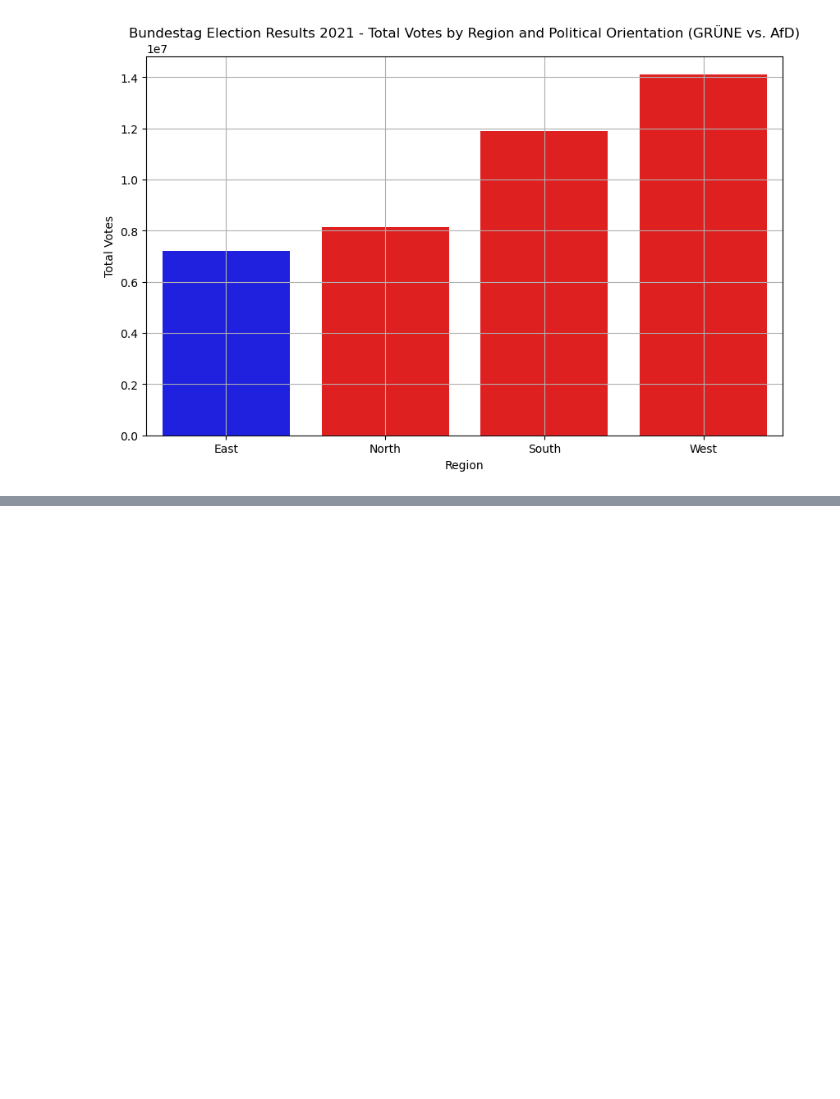
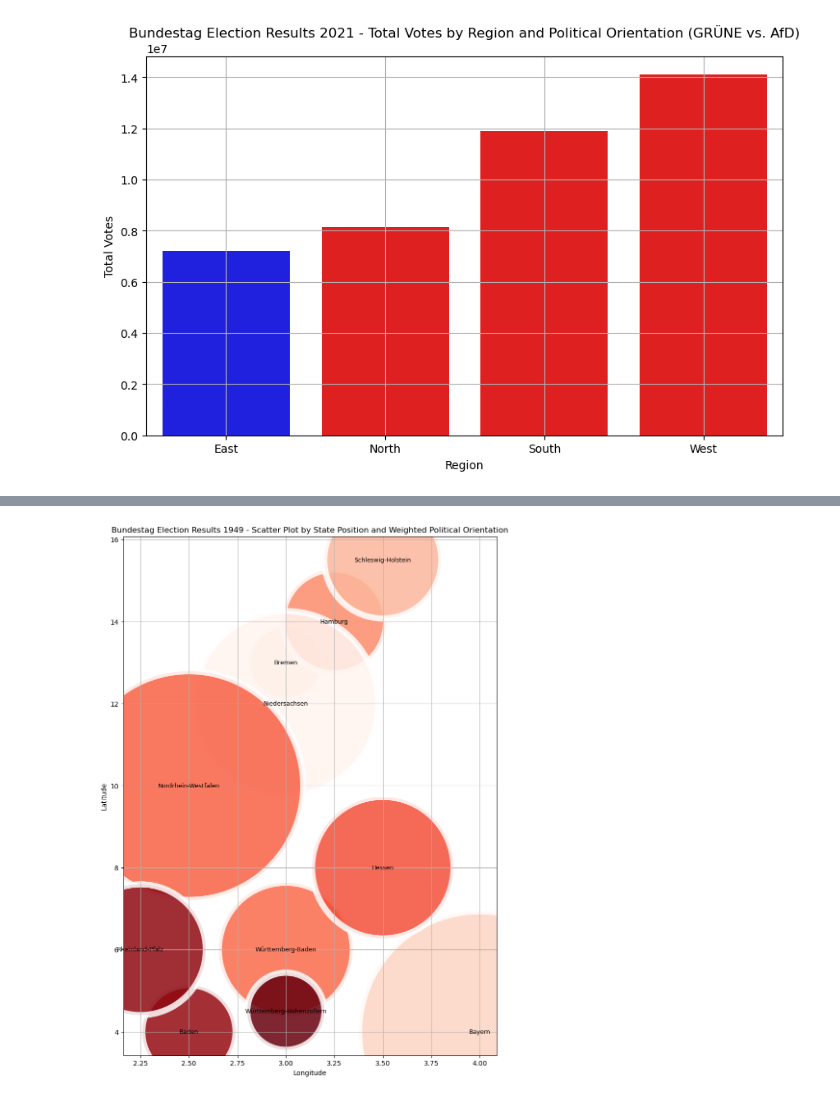
Before and after one commit to Yun1us/University, a Jupyter notebook: 2.Semester/Data_Science_II/Praktikum/bubbleplot.ipynb, the cells around one changed output, grey strips where cells are left out. Drawn from its saved outputs; the diff is of its cells as text; code cells hidden in the pictures; blank space fills up the shorter version.

```diff
--- a/2.Semester/Data_Science_II/Praktikum/bubbleplot.ipynb
+++ b/2.Semester/Data_Science_II/Praktikum/bubbleplot.ipynb
@@ -448,0 +811,89 @@ Passing `palette` without assigning `hue` is deprecated and will be removed in v
+# %%
+import pandas as pd
+import matplotlib.pyplot as plt
+import seaborn as sns
+import numpy as np
+
+# Load the dataset for 1949
+data_1949 = pd.read_csv("./hdata1949.csv")
+
+# Clean column names
+data_1949.columns = data_1949.columns.str.strip()
+
+# Ensure columns are treated as strings and remove periods from numeric columns
+for col in ['CDU/CSU', 'SPD', 'FDP', 'KPD', 'Sonstige']:
+    data_1949[col] = data_1949[col].astype(str).str.replace('.', '', regex=False).astype(float)
+
+# Define weights for each party
+party_weights_1949 = {
+    'Sonstige': 1.5,
+    'KPD': 3.5,
+    'SPD': 3.8,
+    'FDP': 4.9,
+    'CDU/CSU': 5.3
+}
+
+# Calculate the weighted score for each state
+weights_1949 = np.array([party_weights_1949['Sonstige'], party_weights_1949['KPD'], party_weights_1949['SPD'],
+                         party_weights_1949['FDP'], party_weights_1949['CDU/CSU']])
+scores_1949 = np.array([data_1949['Sonstige'], data_1949['KPD'], data_1949['SPD'], data_1949['FDP'], data_1949['CDU/CSU']])
+
+data_1949['Weighted_Score'] = np.dot(weights_1949, scores_1949) / scores_1949.sum(axis=0)
+
+# Normalize the weighted score to a 0-10 scale
+data_1949['Normalized_Score'] = (data_1949['Weighted_Score'] - data_1949['Weighted_Score'].min()) / (data_1949['Weighted_Score'].max() - data_1949['Weighted_Score'].min()) * 10
+
+# Define a colormap from light red to dark red
+cmap_1949 = sns.light_palette("red", as_cmap=True)
+
+# Create a color column based on the normalized score
+norm_1949 = plt.Normalize(data_1949['Normalized_Score'].min(), data_1949['Normalized_Score'].max())
+data_1949['Color'] = data_1949['Normalized_Score'].map(lambda x: cmap_1949(norm_1949(x)))
+
+# Define approximate coordinates for each state based on the 1949 Germany map
+coordinates_1949 = {
+    'Schleswig-Holstein': (3.5, 15.5),
+    'Hamburg': (3.25, 14),
+    'Bremen': (3.0, 13),
+    'Niedersachsen': (3, 12),
+    'Nordrhein-Westfalen': (2.5, 10),
+    'Rheinland-Pfalz': (2.25, 6),
+    'Saarland': (0, 3.5),
+    'Hessen': (3.5, 8),
+    'Berlin': (7, 12),
+    'Brandenburg': (9, 10.5),
+    'Sachsen': (8.5, 7.4),
+    'Sachsen-Anhalt': (6.5, 9.5),
+    'Thüringen': (6, 7),
+    'Bayern': (4.0, 4),  # Adjusted x value to move Bayern closer to Württemberg-Baden
+    'Baden': (2.5, 4),
+    'Württemberg-Baden': (3.0, 6),
+    'Württemberg-Hohenzollern': (3, 4.5)
+}
+
+# Add coordinates to the data
+data_1949['Coordinates'] = data_1949['Bundesland'].map(coordinates_1949)
+data_1949[['X', 'Y']] = pd.DataFrame(data_1949['Coordinates'].tolist(), index=data_1949.index)
+
+# Adjust the size for Bayern and Nordrhein-Westfalen specifically
+sizes = scores_1949.sum(axis=0)
+sizes[data_1949['Bundesland'] == 'Bayern'] *= 1.5  # Increase size for Bayern
+sizes[data_1949['Bundesland'] == 'Nordrhein-Westfalen'] *= 0.75  # Decrease size for Nordrhein-Westfalen
+
+# Plotting
+plt.figure(figsize=(10, 14))
+sns.scatterplot(x=data_1949['X'], y=data_1949['Y'], hue=data_1949['Normalized_Score'], palette='Reds', size=sizes, sizes=(13000, 130000), legend=False, alpha=0.85)
+
+# Add state names as annotations
+for i, row in enumerate(data_1949['Bundesland']):
+    plt.text(data_1949['X'][i], data_1949['Y'][i], row, horizontalalignment='center', verticalalignment='center', fontsize=9)
+
+plt.ylabel('Latitude')
+plt.xlabel('Longitude')
+plt.title('Bundestag Election Results 1949 - Scatter Plot by State Position and Weighted Political Orientation')
+plt.grid(True)
+
+# Show plot
+plt.show()
+# %% [output]
+[figure, added]
```
Also changed, not shown: parts of 16 cells of this notebook, 23 other files.
